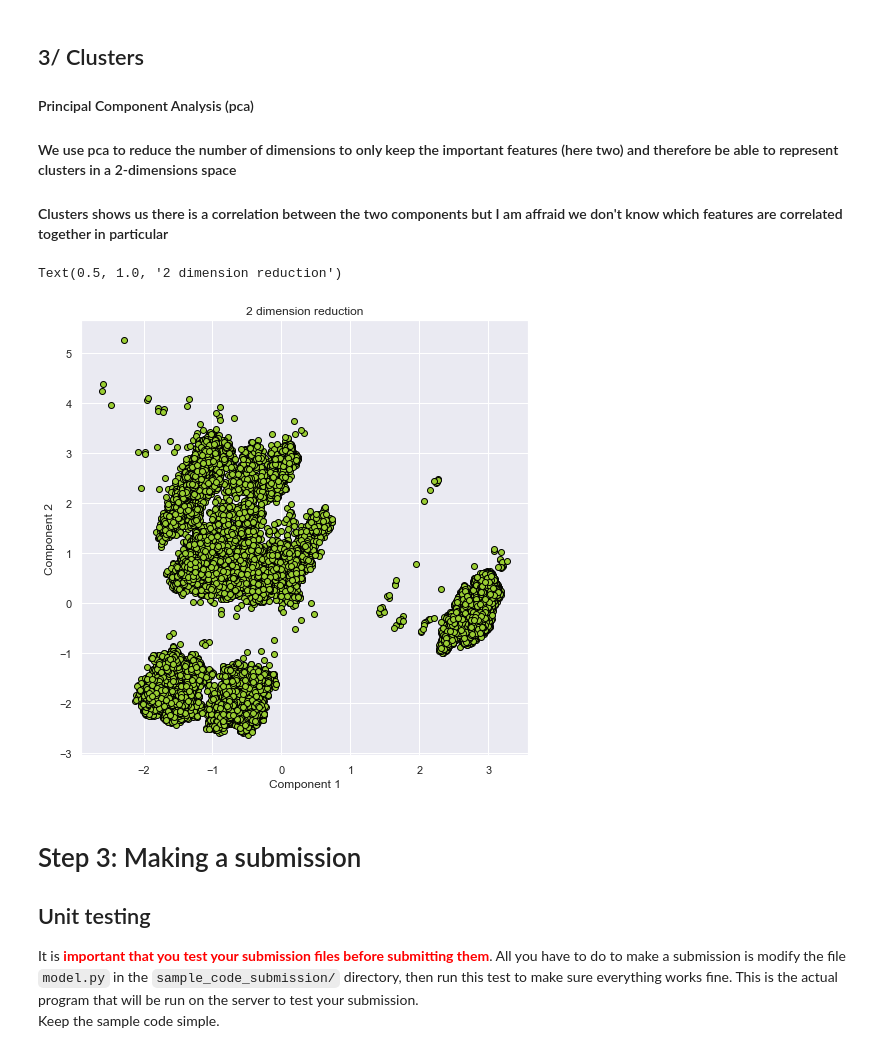
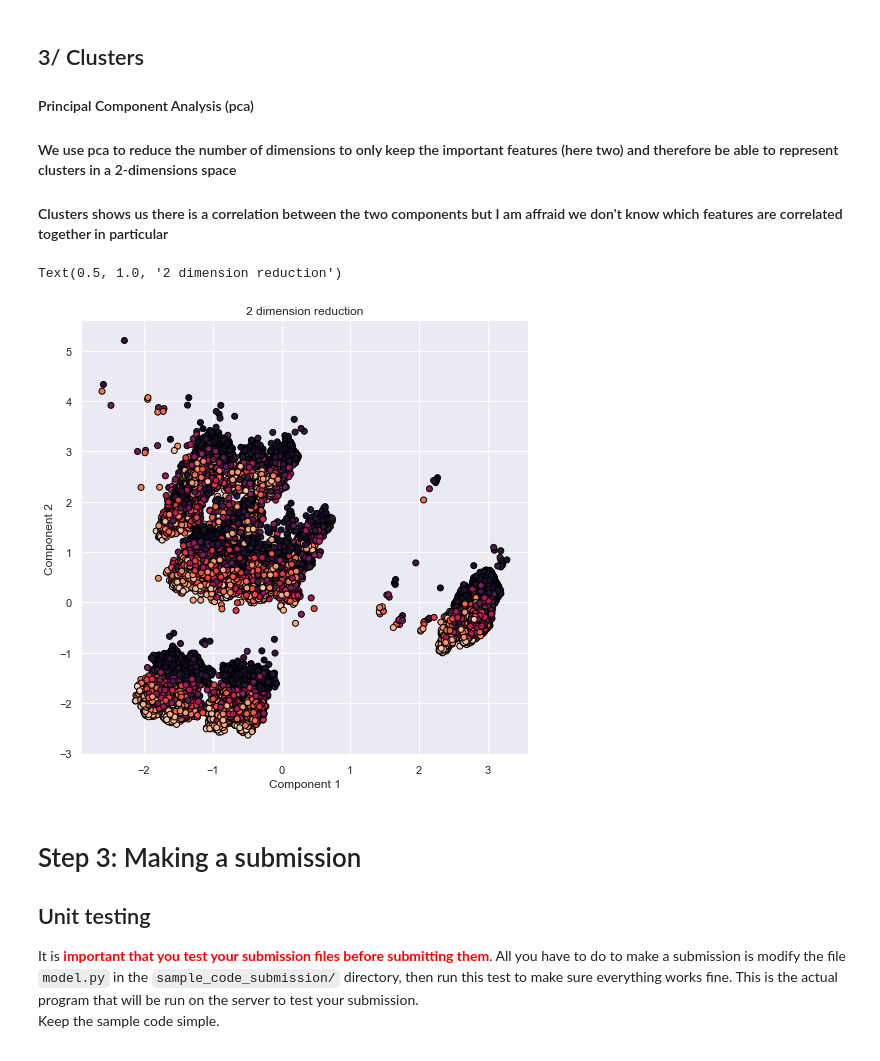
Before and after one commit to emilienlemaire/autocar, a Jupyter notebook: starting_kit/README_visualisation.ipynb, the cells around one changed output. Saved outputs shown, nothing was run; the diff lists cells and outputs as text; code cells hidden in the pictures.

```diff
--- a/starting_kit/README_visualisation.ipynb
+++ b/starting_kit/README_visualisation.ipynb
@@ -459,24 +477,24 @@ plt.show()
 # %%
 from sklearn.decomposition import PCA
 from sklearn import preprocessing
 from sklearn.preprocessing import StandardScaler
 
 scaler = StandardScaler()
 scaler.fit(data)
 scaled_data = scaler.transform(data)
 
 pca = PCA(n_components = 2)
 pca.fit(scaled_data)
 x_pca = pca.transform(scaled_data)
 
 plt.figure(figsize = (8, 8))
-plt.scatter(x_pca[:, 0], x_pca[:,1],edgecolor="black",color="yellowgreen")
+plt.scatter(x_pca[:, 0], x_pca[:,1],edgecolor="black", c = data.iloc[:,-1])
 plt.xlabel("Component 1")
 plt.ylabel("Component 2")
 plt.title("2 dimension reduction")
 # %% [output]
 Text(0.5, 1.0, '2 dimension reduction')
-[figure, old version]
+[figure, new version]
 # %% [markdown]
 <div>
 <h1> Step 3: Making a submission </h1>
```
Also changed, not shown: parts of 3 cells of this notebook.
